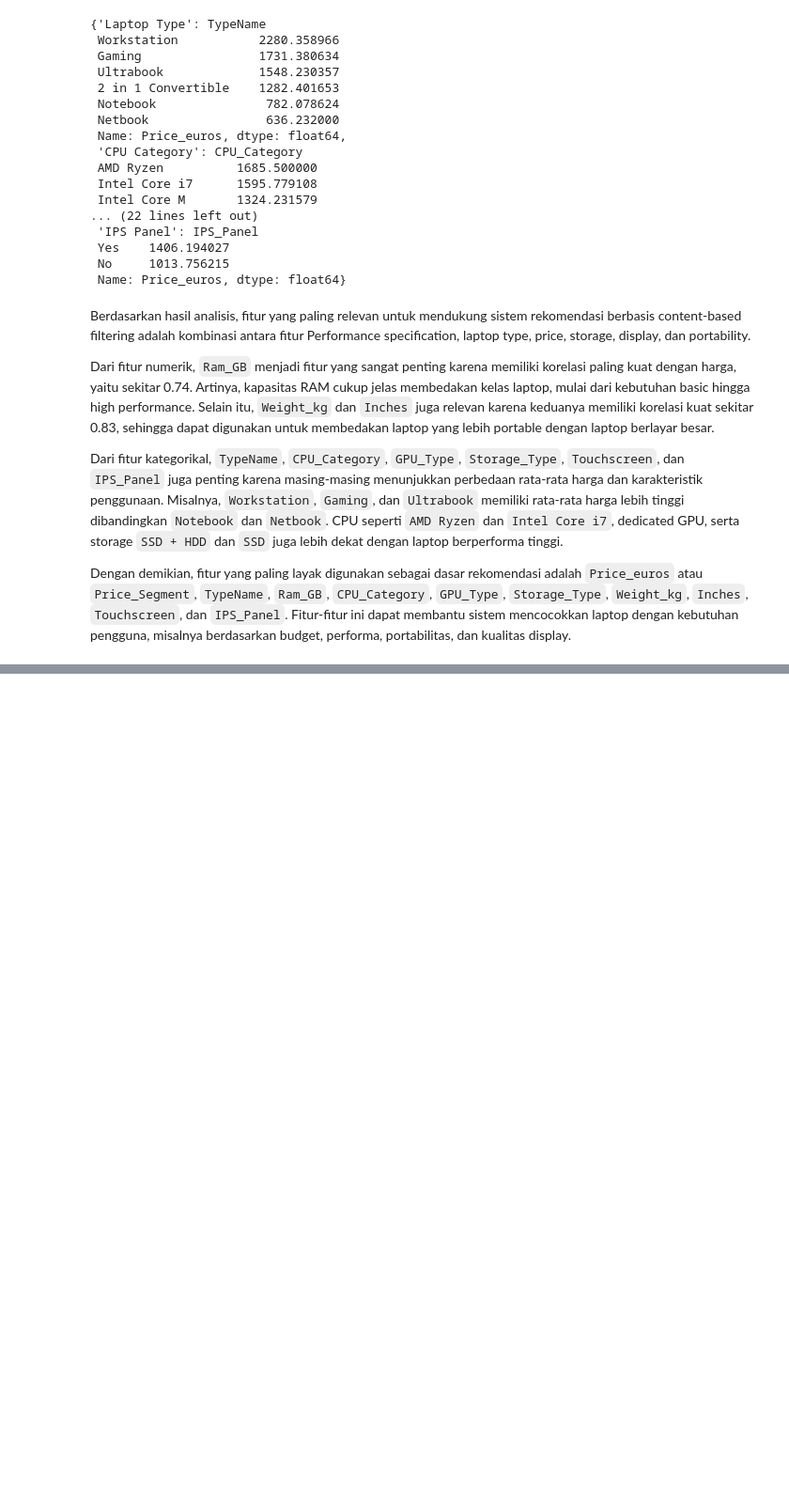
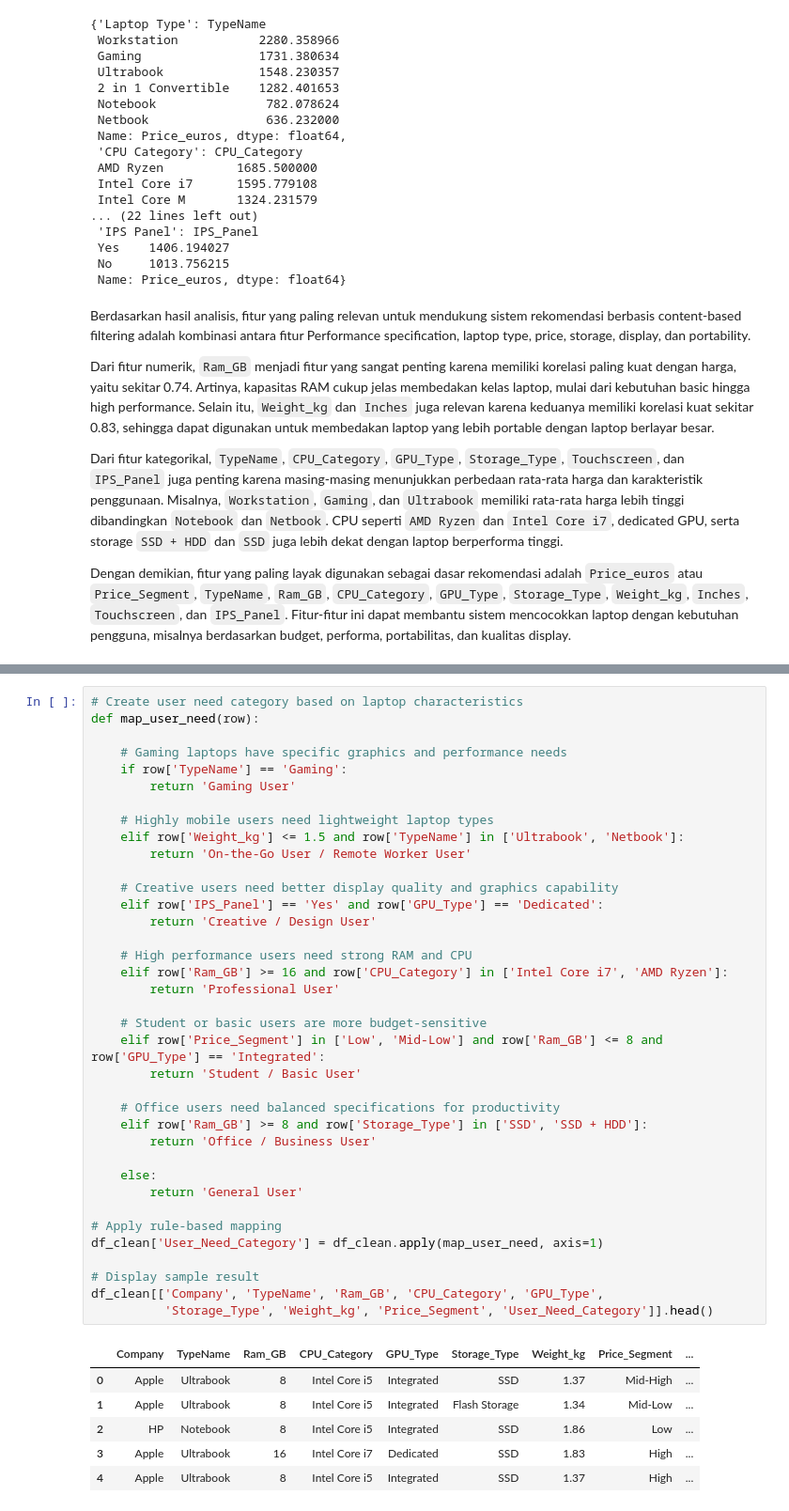
Before and after one commit to FTDS-assignment-bay/p2-ftds-final-project-ftds-038-hck-group-001, a Jupyter notebook: Data_Analysis_Laptop_Recommendation.ipynb, the cells around one changed output, grey strips where cells are left out. Shown at 94% size. Drawn from its saved outputs; the diff is of its cells as text; blank space fills up the shorter version.

```diff
--- a/Data_Analysis_Laptop_Recommendation.ipynb
+++ b/Data_Analysis_Laptop_Recommendation.ipynb
@@ -992,0 +1035,44 @@ Secara keseluruhan, fitur yang paling relevan untuk mendukung strategi rekomenda
+# %%
+# Create user need category based on laptop characteristics
+def map_user_need(row):
+
+    # Gaming laptops have specific graphics and performance needs
+    if row['TypeName'] == 'Gaming':
+        return 'Gaming User'
+
+    # Highly mobile users need lightweight laptop types
+    elif row['Weight_kg'] <= 1.5 and row['TypeName'] in ['Ultrabook', 'Netbook']:
+        return 'On-the-Go User / Remote Worker User'
+
+    # Creative users need better display quality and graphics capability
+    elif row['IPS_Panel'] == 'Yes' and row['GPU_Type'] == 'Dedicated':
+        return 'Creative / Design User'
+
+    # High performance users need strong RAM and CPU
+    elif row['Ram_GB'] >= 16 and row['CPU_Category'] in ['Intel Core i7', 'AMD Ryzen']:
+        return 'Professional User'
+
+    # Student or basic users are more budget-sensitive
+    elif row['Price_Segment'] in ['Low', 'Mid-Low'] and row['Ram_GB'] <= 8 and row['GPU_Type'] == 'Integrated':
+        return 'Student / Basic User'
+
+    # Office users need balanced specifications for productivity
+    elif row['Ram_GB'] >= 8 and row['Storage_Type'] in ['SSD', 'SSD + HDD']:
+        return 'Office / Business User'
+
+    else:
+        return 'General User'
+
+# Apply rule-based mapping
+df_clean['User_Need_Category'] = df_clean.apply(map_user_need, axis=1)
+
+# Display sample result
+df_clean[['Company', 'TypeName', 'Ram_GB', 'CPU_Category', 'GPU_Type',
+          'Storage_Type', 'Weight_kg', 'Price_Segment', 'User_Need_Category']].head()
+# %% [output]
+|  | Company | TypeName | Ram_GB | CPU_Category | GPU_Type | Storage_Type | Weight_kg | Price_Segment | ... |
+| 0 | Apple | Ultrabook | 8 | Intel Core i5 | Integrated | SSD | 1.37 | Mid-High | ... |
+| 1 | Apple | Ultrabook | 8 | Intel Core i5 | Integrated | Flash Storage | 1.34 | Mid-Low | ... |
+| 2 | HP | Notebook | 8 | Intel Core i5 | Integrated | SSD | 1.86 | Low | ... |
+| 3 | Apple | Ultrabook | 16 | Intel Core i7 | Dedicated | SSD | 1.83 | High | ... |
+| 4 | Apple | Ultrabook | 8 | Intel Core i5 | Integrated | SSD | 1.37 | High | ... |
```
Also changed, not shown: parts of 13 cells of this notebook.
